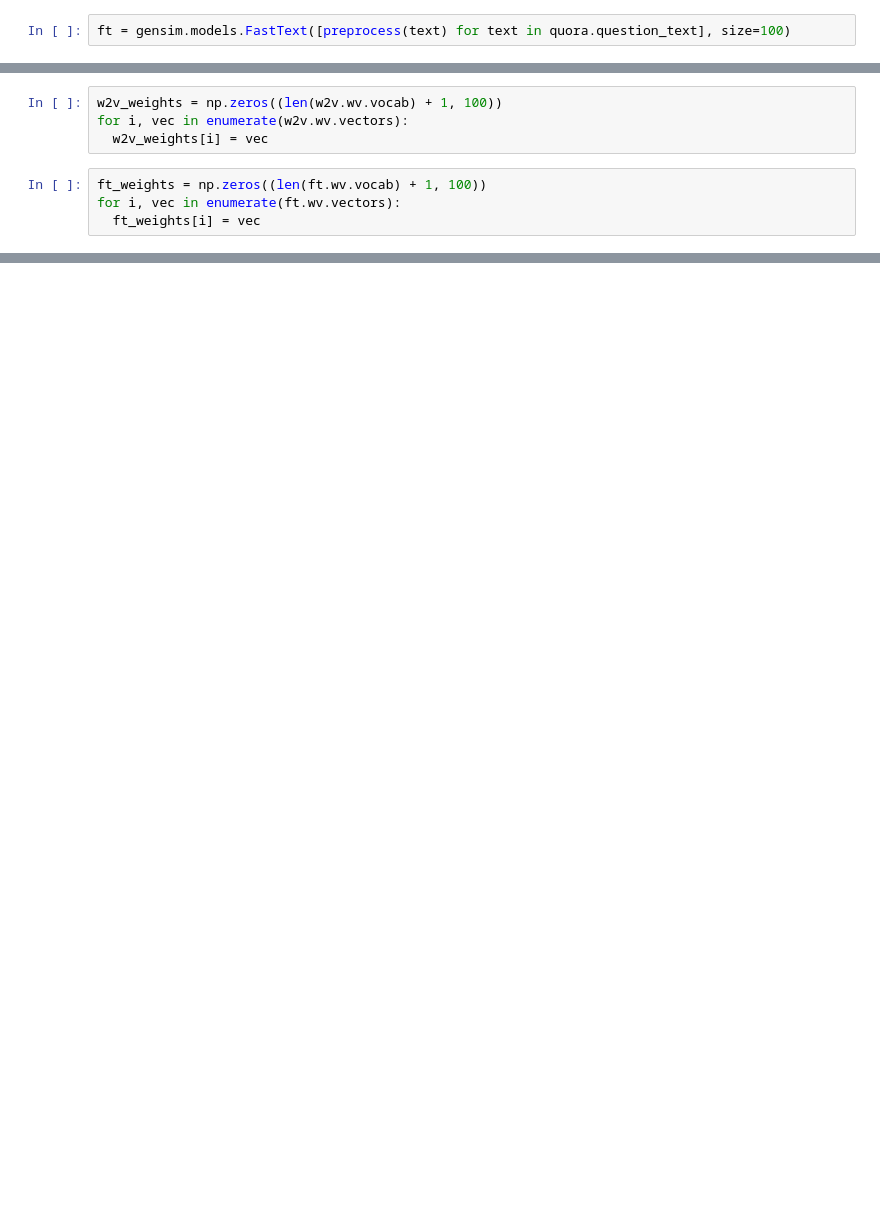
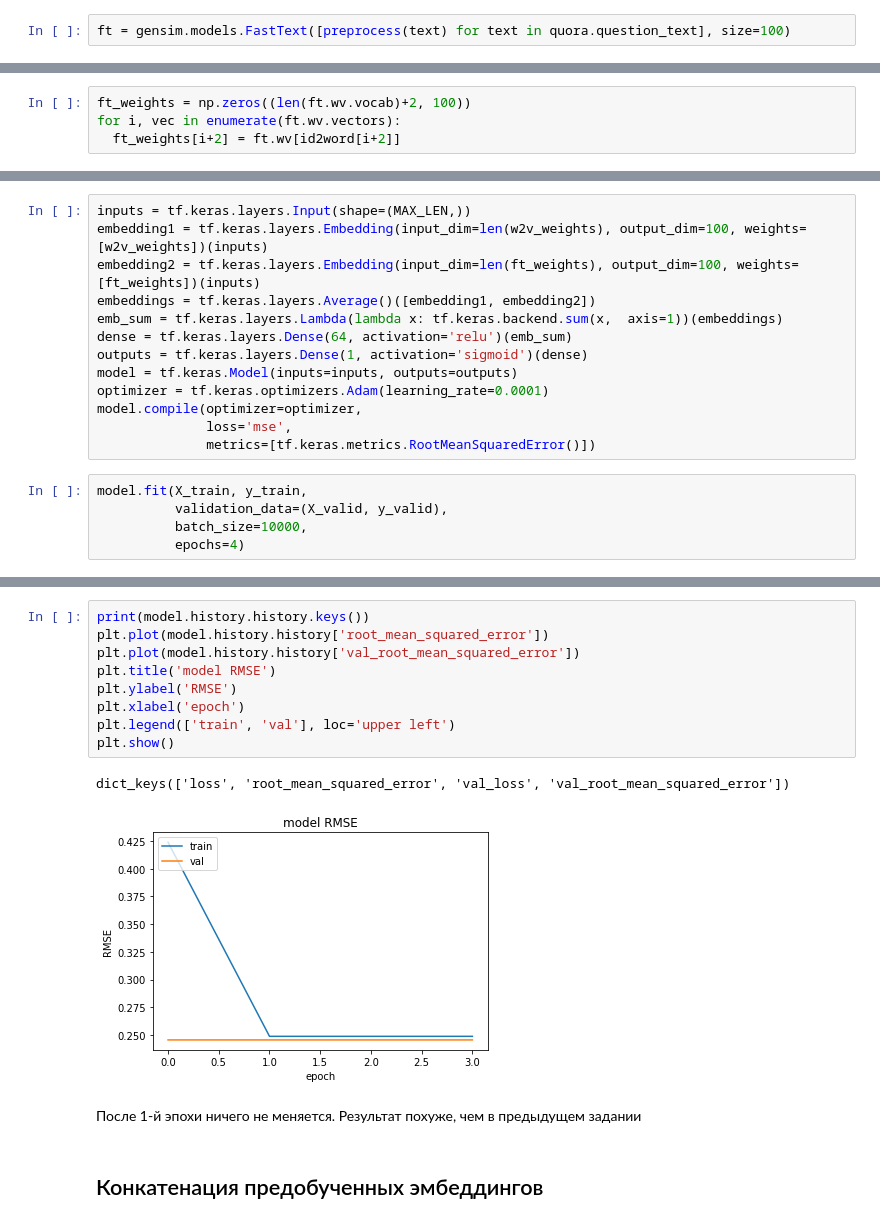
Before and after one commit to PetrFil/ML_HSE, a Jupyter notebook: ML_HW6.ipynb, the cells around one changed output, grey strips where cells are left out. Saved outputs shown, nothing was run; the diff lists cells and outputs as text; blank space fills up the shorter version.

```diff
--- a/ML_HW6.ipynb
+++ b/ML_HW6.ipynb
@@ -269,8 +255,4 @@ w2v = gensim.models.Word2Vec([text for text in quora.question_text], size=100)
 # %%
-w2v_weights = np.zeros((len(w2v.wv.vocab) + 1, 100))
-for i, vec in enumerate(w2v.wv.vectors):
-  w2v_weights[i] = vec
+ft_weights = np.zeros((len(ft.wv.vocab)+2, 100))
+for i, vec in enumerate(ft.wv.vectors):
+  ft_weights[i+2] = ft.wv[id2word[i+2]]
-# %%
-ft_weights = np.zeros((len(ft.wv.vocab) + 1, 100))
-for i, vec in enumerate(ft.wv.vectors):
-  ft_weights[i] = vec
@@ -276,0 +261,18 @@ for i, vec in enumerate(ft.wv.vectors):
+# %%
+inputs = tf.keras.layers.Input(shape=(MAX_LEN,))
+embedding1 = tf.keras.layers.Embedding(input_dim=len(w2v_weights), output_dim=100, weights=[w2v_weights])(inputs)
+embedding2 = tf.keras.layers.Embedding(input_dim=len(ft_weights), output_dim=100, weights=[ft_weights])(inputs)
+embeddings = tf.keras.layers.Average()([embedding1, embedding2])
+emb_sum = tf.keras.layers.Lambda(lambda x: tf.keras.backend.sum(x,  axis=1))(embeddings)
+dense = tf.keras.layers.Dense(64, activation='relu')(emb_sum)
+outputs = tf.keras.layers.Dense(1, activation='sigmoid')(dense)
+model = tf.keras.Model(inputs=inputs, outputs=outputs)
+optimizer = tf.keras.optimizers.Adam(learning_rate=0.0001)
+model.compile(optimizer=optimizer,
+              loss='mse',
+              metrics=[tf.keras.metrics.RootMeanSquaredError()])
+# %%
+model.fit(X_train, y_train,
+          validation_data=(X_valid, y_valid),
+          batch_size=10000,
+          epochs=4)
@@ -276,0 +289,16 @@ for i, vec in enumerate(ft.wv.vectors):
+# %%
+print(model.history.history.keys())
+plt.plot(model.history.history['root_mean_squared_error'])
+plt.plot(model.history.history['val_root_mean_squared_error'])
+plt.title('model RMSE')
+plt.ylabel('RMSE')
+plt.xlabel('epoch')
+plt.legend(['train', 'val'], loc='upper left')
+plt.show()
+# %% [output]
+dict_keys(['loss', 'root_mean_squared_error', 'val_loss', 'val_root_mean_squared_error'])
+[figure, added]
+# %% [markdown]
+После 1-й эпохи ничего не меняется. Результат похуже, чем в предыдущем задании
+# %% [markdown]
+## Конкатенация предобученных эмбеддингов
```
Also changed, not shown: parts of 30 cells of this notebook.
